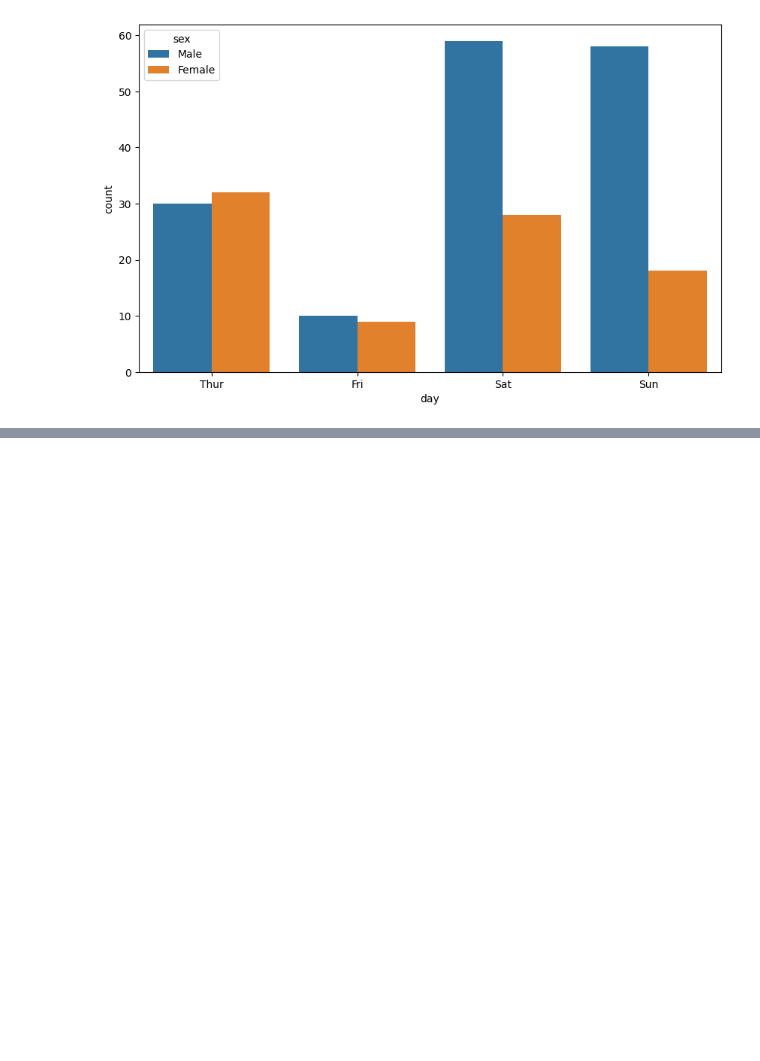
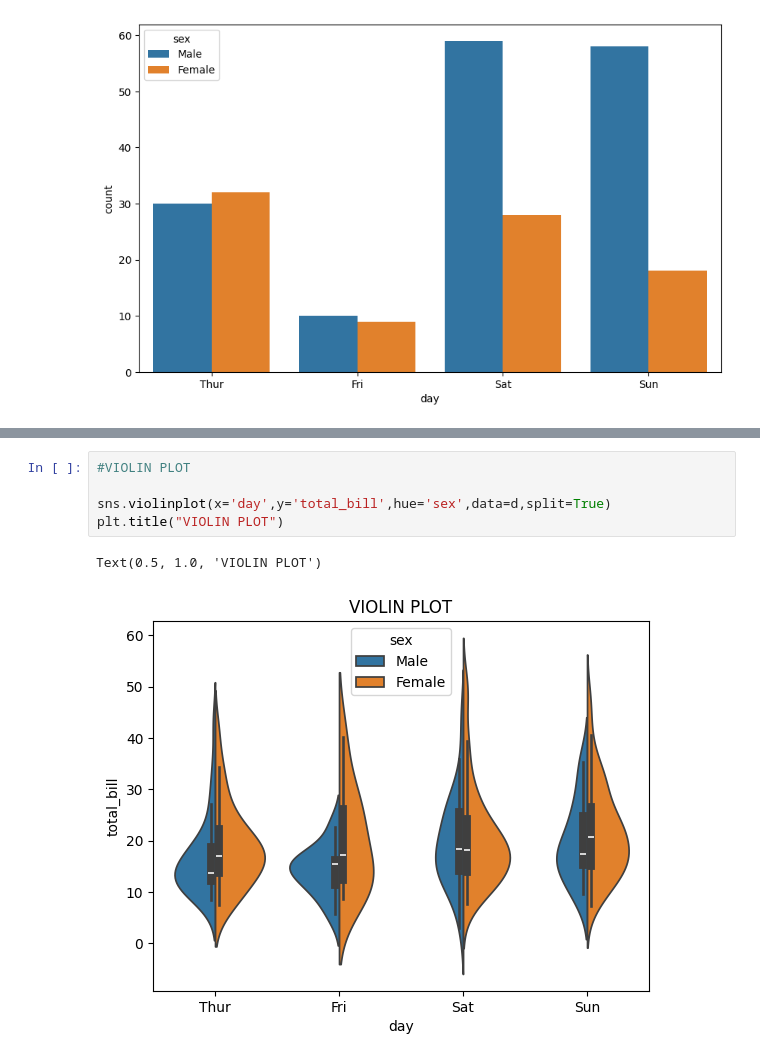
Before and after one commit to suharafidhawork-sudo/Data-Science-, a Jupyter notebook: Data visualization/seaborn/categorical_plots.ipynb, the cells around one changed output, grey strips where cells are left out. Cells and saved outputs as stored; diff of their text form; blank space fills up the shorter version.

```diff
--- a/Data visualization/seaborn/categorical_plots.ipynb
+++ b/Data visualization/seaborn/categorical_plots.ipynb
@@ -23,0 +41,8 @@ plt.show()
+# %%
+#VIOLIN PLOT
+
+sns.violinplot(x='day',y='total_bill',hue='sex',data=d,split=True)
+plt.title("VIOLIN PLOT")
+# %% [output]
+Text(0.5, 1.0, 'VIOLIN PLOT')
+[figure, added]
```
Also changed, not shown: parts of 9 cells of this notebook, 1 other file.
